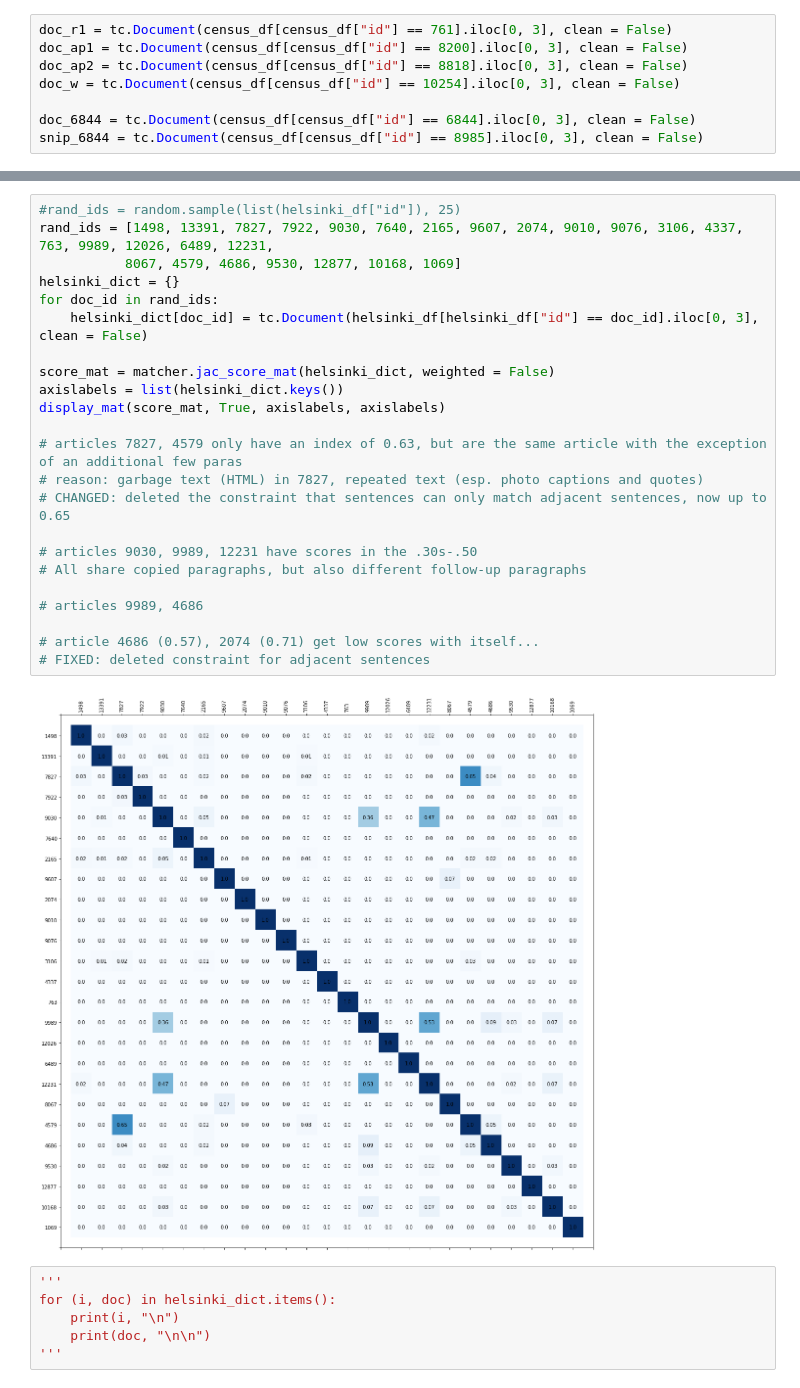
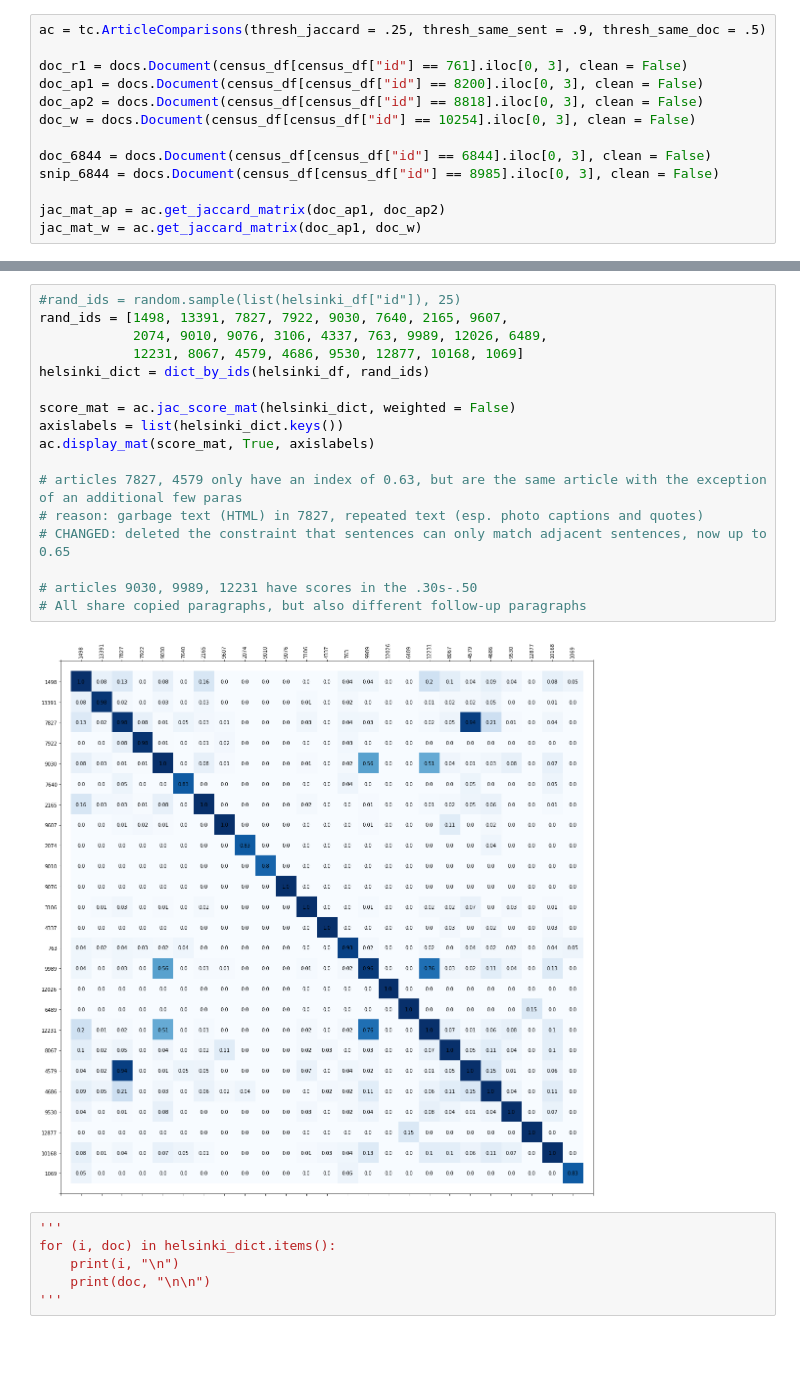
Before and after one commit to asprout/ArticleComparisons, a Jupyter notebook: ArticleSimilarity.ipynb, the cells around one changed output, grey strips where cells are left out. Cells and saved outputs as stored; diff of their text form; blank space fills up the shorter version.

```diff
--- a/ArticleSimilarity.ipynb
+++ b/ArticleSimilarity.ipynb
@@ -59,10 +76,15 @@ clust_snippet = [7624, 8985, 5289]
 # 967 = not exactly copied from, but heavily based off of the original NYT report
 # 1766 = heavily based off of reuters
 # %%
-doc_r1 = tc.Document(census_df[census_df["id"] == 761].iloc[0, 3], clean = False)
-doc_ap1 = tc.Document(census_df[census_df["id"] == 8200].iloc[0, 3], clean = False)
-doc_ap2 = tc.Document(census_df[census_df["id"] == 8818].iloc[0, 3], clean = False)
-doc_w = tc.Document(census_df[census_df["id"] == 10254].iloc[0, 3], clean = False)
+ac = tc.ArticleComparisons(thresh_jaccard = .25, thresh_same_sent = .9, thresh_same_doc = .5)
 
-doc_6844 = tc.Document(census_df[census_df["id"] == 6844].iloc[0, 3], clean = False)
-snip_6844 = tc.Document(census_df[census_df["id"] == 8985].iloc[0, 3], clean = False)
+doc_r1 = docs.Document(census_df[census_df["id"] == 761].iloc[0, 3], clean = False)
+doc_ap1 = docs.Document(census_df[census_df["id"] == 8200].iloc[0, 3], clean = False)
+doc_ap2 = docs.Document(census_df[census_df["id"] == 8818].iloc[0, 3], clean = False)
+doc_w = docs.Document(census_df[census_df["id"] == 10254].iloc[0, 3], clean = False)
+
+doc_6844 = docs.Document(census_df[census_df["id"] == 6844].iloc[0, 3], clean = False)
+snip_6844 = docs.Document(census_df[census_df["id"] == 8985].iloc[0, 3], clean = False)
+
+jac_mat_ap = ac.get_jaccard_matrix(doc_ap1, doc_ap2)
+jac_mat_w = ac.get_jaccard_matrix(doc_ap1, doc_w)
@@ -174,28 +202,22 @@ Sunday, Jul 15th 2018 5-Day Forecast
 # %%
 #rand_ids = random.sample(list(helsinki_df["id"]), 25)
-rand_ids = [1498, 13391, 7827, 7922, 9030, 7640, 2165, 9607, 2074, 9010, 9076, 3106, 4337, 763, 9989, 12026, 6489, 12231,
-           8067, 4579, 4686, 9530, 12877, 10168, 1069]
-helsinki_dict = {}
-for doc_id in rand_ids:
-    helsinki_dict[doc_id] = tc.Document(helsinki_df[helsinki_df["id"] == doc_id].iloc[0, 3], clean = False)
+rand_ids = [1498, 13391, 7827, 7922, 9030, 7640, 2165, 9607,
+            2074, 9010, 9076, 3106, 4337, 763, 9989, 12026, 6489,
+            12231, 8067, 4579, 4686, 9530, 12877, 10168, 1069]
+helsinki_dict = dict_by_ids(helsinki_df, rand_ids)
 
-score_mat = matcher.jac_score_mat(helsinki_dict, weighted = False)
+score_mat = ac.jac_score_mat(helsinki_dict, weighted = False)
 axislabels = list(helsinki_dict.keys())
-display_mat(score_mat, True, axislabels, axislabels)
+ac.display_mat(score_mat, True, axislabels)
 
 # articles 7827, 4579 only have an index of 0.63, but are the same article with the exception of an additional few paras
 # reason: garbage text (HTML) in 7827, repeated text (esp. photo captions and quotes)
 # CHANGED: deleted the constraint that sentences can only match adjacent sentences, now up to 0.65
 
 # articles 9030, 9989, 12231 have scores in the .30s-.50
 # All share copied paragraphs, but also different follow-up paragraphs
-
-# articles 9989, 4686
-
-# article 4686 (0.57), 2074 (0.71) get low scores with itself...
-# FIXED: deleted constraint for adjacent sentences
 # %% [output]
-[figure, old version]
+[figure, new version]
 # %%
 '''
 for (i, doc) in helsinki_dict.items():
```
Also changed, not shown: parts of 19 cells of this notebook, 3 other files.
